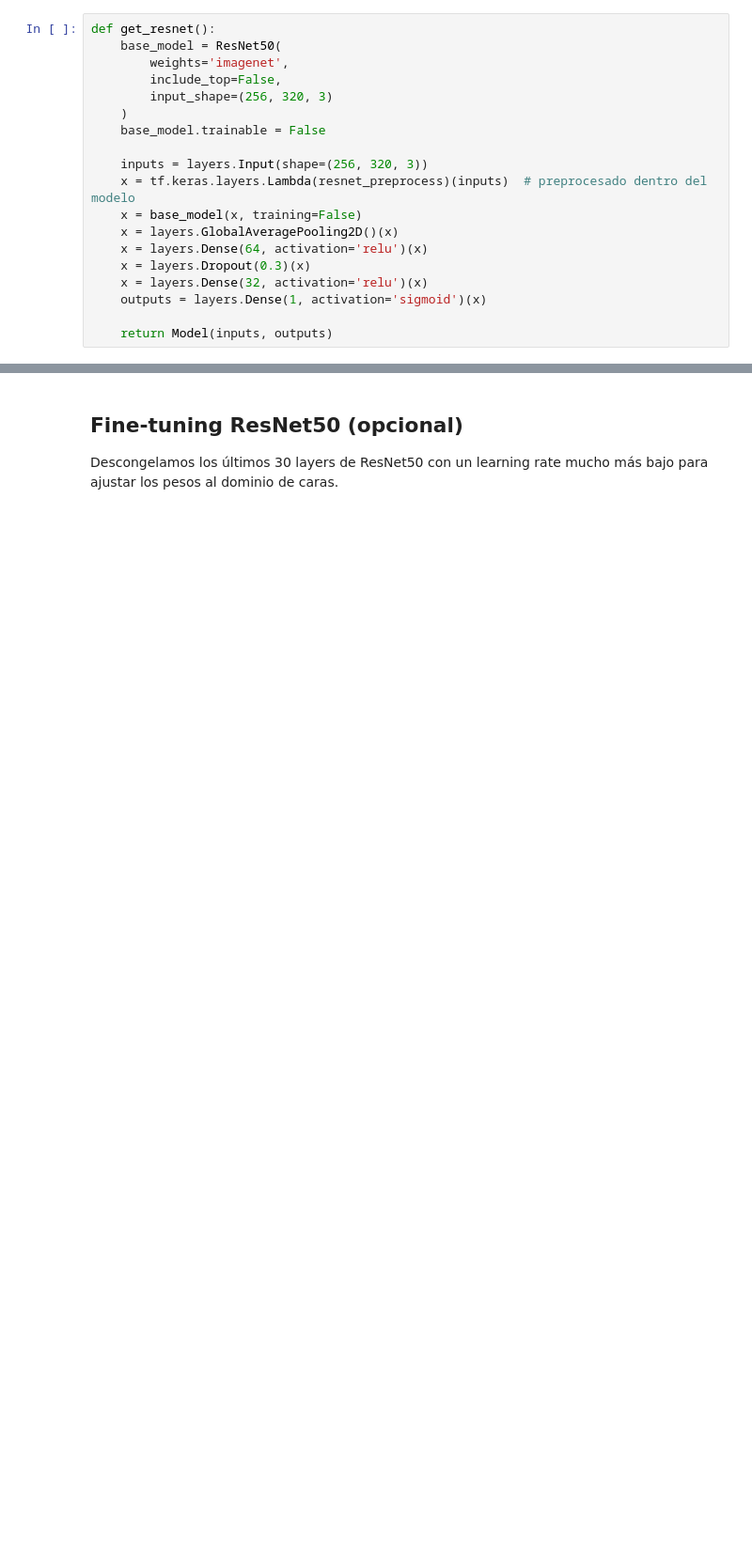
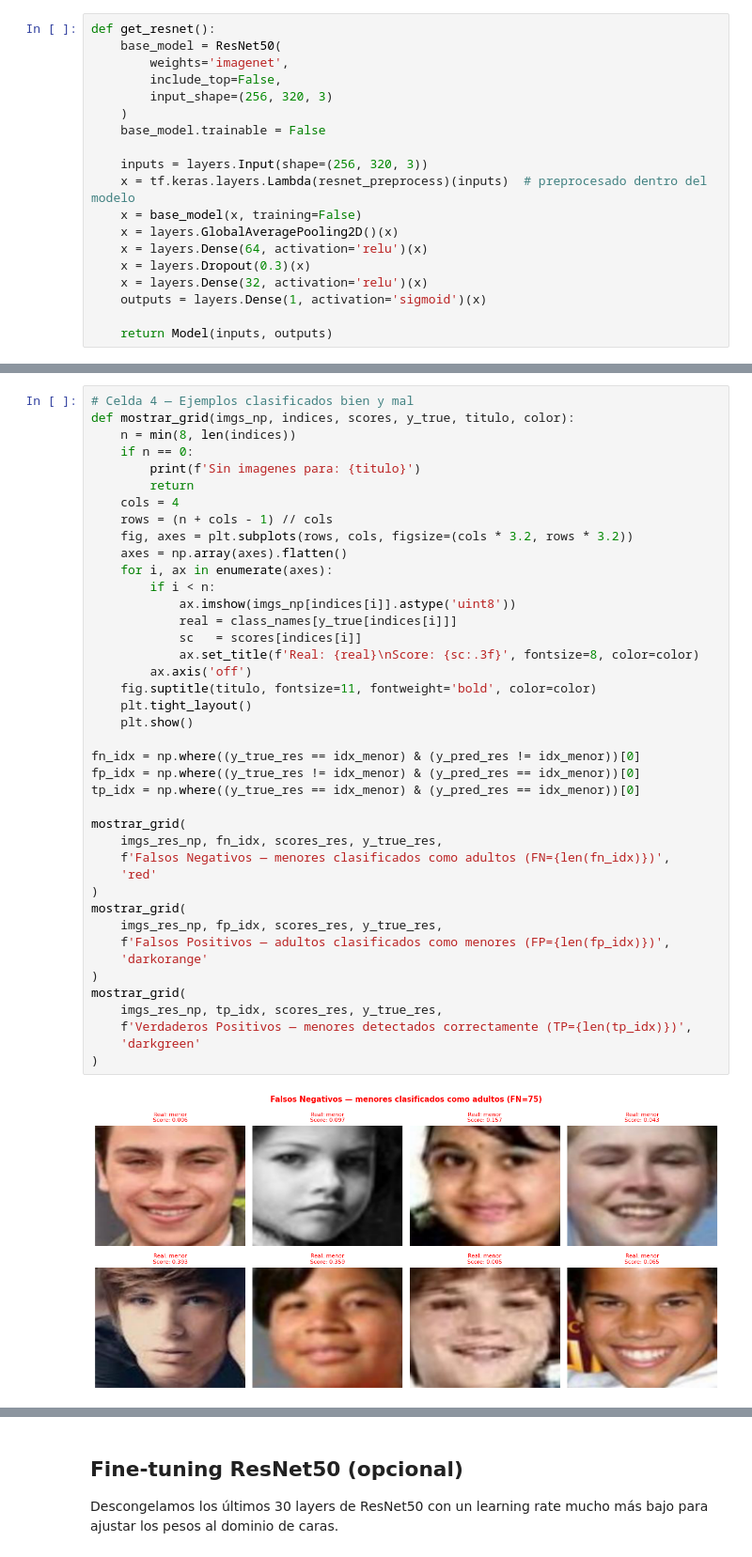
Before and after one commit to Alejandro428/proyecto-rostros, a Jupyter notebook: training/red_neuronal_proyecto_imagenes.ipynb, the cells around one changed output, grey strips where cells are left out. Shown at 94% size. Drawn from its saved outputs; the diff is of its cells as text; blank space fills up the shorter version.

```diff
--- a/training/red_neuronal_proyecto_imagenes.ipynb
+++ b/training/red_neuronal_proyecto_imagenes.ipynb
@@ -354,0 +565,43 @@ graficar(history_resnet, 'ResNet50 — Fase 1')
+# %%
+# Celda 4 — Ejemplos clasificados bien y mal
+def mostrar_grid(imgs_np, indices, scores, y_true, titulo, color):
+    n = min(8, len(indices))
+    if n == 0:
+        print(f'Sin imagenes para: {titulo}')
+        return
+    cols = 4
+    rows = (n + cols - 1) // cols
+    fig, axes = plt.subplots(rows, cols, figsize=(cols * 3.2, rows * 3.2))
+    axes = np.array(axes).flatten()
+    for i, ax in enumerate(axes):
+        if i < n:
+            ax.imshow(imgs_np[indices[i]].astype('uint8'))
+            real = class_names[y_true[indices[i]]]
+            sc   = scores[indices[i]]
+            ax.set_title(f'Real: {real}\nScore: {sc:.3f}', fontsize=8, color=color)
+        ax.axis('off')
+    fig.suptitle(titulo, fontsize=11, fontweight='bold', color=color)
+    plt.tight_layout()
+    plt.show()
+
+fn_idx = np.where((y_true_res == idx_menor) & (y_pred_res != idx_menor))[0]
+fp_idx = np.where((y_true_res != idx_menor) & (y_pred_res == idx_menor))[0]
+tp_idx = np.where((y_true_res == idx_menor) & (y_pred_res == idx_menor))[0]
+
+mostrar_grid(
+    imgs_res_np, fn_idx, scores_res, y_true_res,
+    f'Falsos Negativos — menores clasificados como adultos (FN={len(fn_idx)})',
+    'red'
+)
+mostrar_grid(
+    imgs_res_np, fp_idx, scores_res, y_true_res,
+    f'Falsos Positivos — adultos clasificados como menores (FP={len(fp_idx)})',
+    'darkorange'
+)
+mostrar_grid(
+    imgs_res_np, tp_idx, scores_res, y_true_res,
+    f'Verdaderos Positivos — menores detectados correctamente (TP={len(tp_idx)})',
+    'darkgreen'
+)
+# %% [output]
+[figure, added]
```
Also changed, not shown: parts of 18 cells of this notebook, 2 other files.
